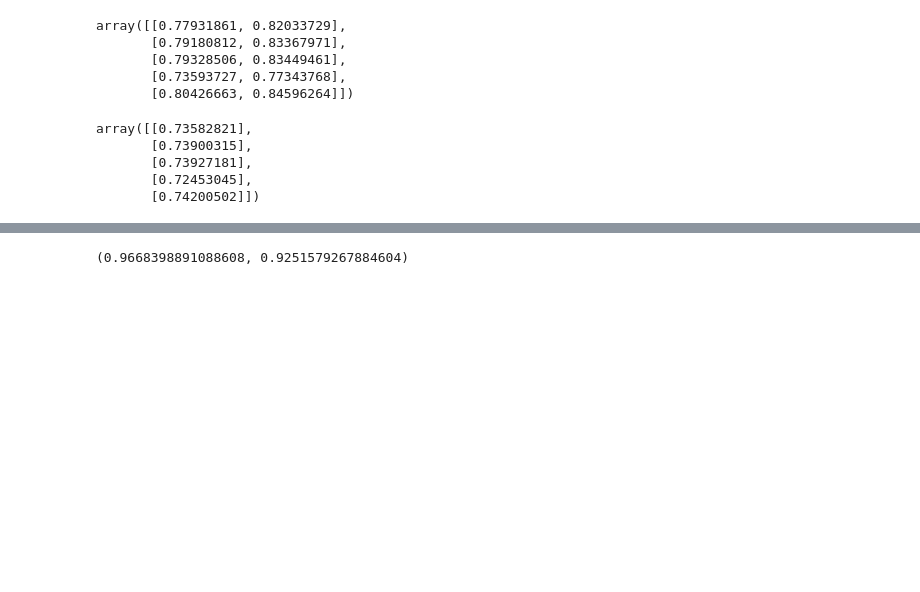
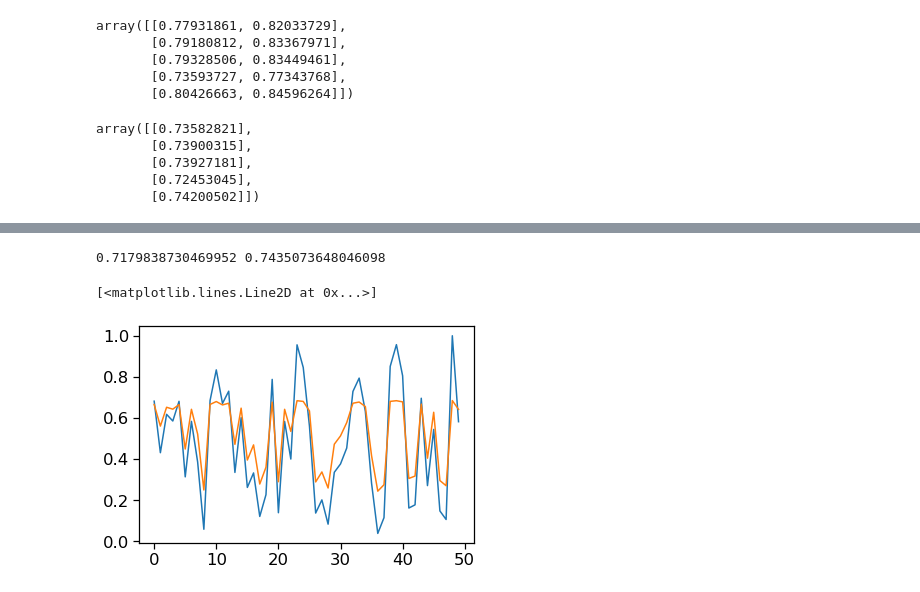
Before and after one commit to fonstelien/FYS-STK4155, a Jupyter notebook: project2/source/testruns.ipynb, the cells around one changed output, grey strips where cells are left out. Saved outputs shown, nothing was run; the diff lists cells and outputs as text; code cells hidden in the pictures; blank space fills up the shorter version.

```diff
--- a/project2/source/testruns.ipynb
+++ b/project2/source/testruns.ipynb
@@ -213,16 +213,21 @@ x = np.random.rand(n,1)*n
 y = 4 + 2*x + .03*np.random.rand(n,1)
 X = np.c_[np.ones(n), x]
 y = y / y.max()
-X_train, X_test, y_train, y_test = skl.model_selection.train_test_split(X, y, train_size=.7)
+X_train, X_test, y_train, y_test = skl.model_selection.train_test_split(X, y, train_size=.5)
 # %%
 ffnn = FFNN(2)
 ffnn.add_layer(2)
 ffnn.add_layer(1)
-out = ffnn.train(X_train, y_train, max_iter=50000, eta=.003)
+ffnn.train(X_train, y_train, epochs=500, batches=10, eta0=.01)
+out = ffnn.test(X_train)
 r2_train = r2(y_train, out)
 out = ffnn.test(X_test)
 r2_test = r2(y_test, out)
-(r2_train, r2_test)
+print(r2_train, r2_test)
+plt.plot(list(range(y_test.shape[0])), y_test)
+plt.plot(list(range(y_test.shape[0])), out)
 # %% [output]
-(0.9668398891088608, 0.9251579267884604)
+0.7179838730469952 0.7435073648046098
+[<matplotlib.lines.Line2D at 0x...>]
+[figure, added]
 # %%
```
Also changed, not shown: parts of 9 cells of this notebook, 1 other file.
